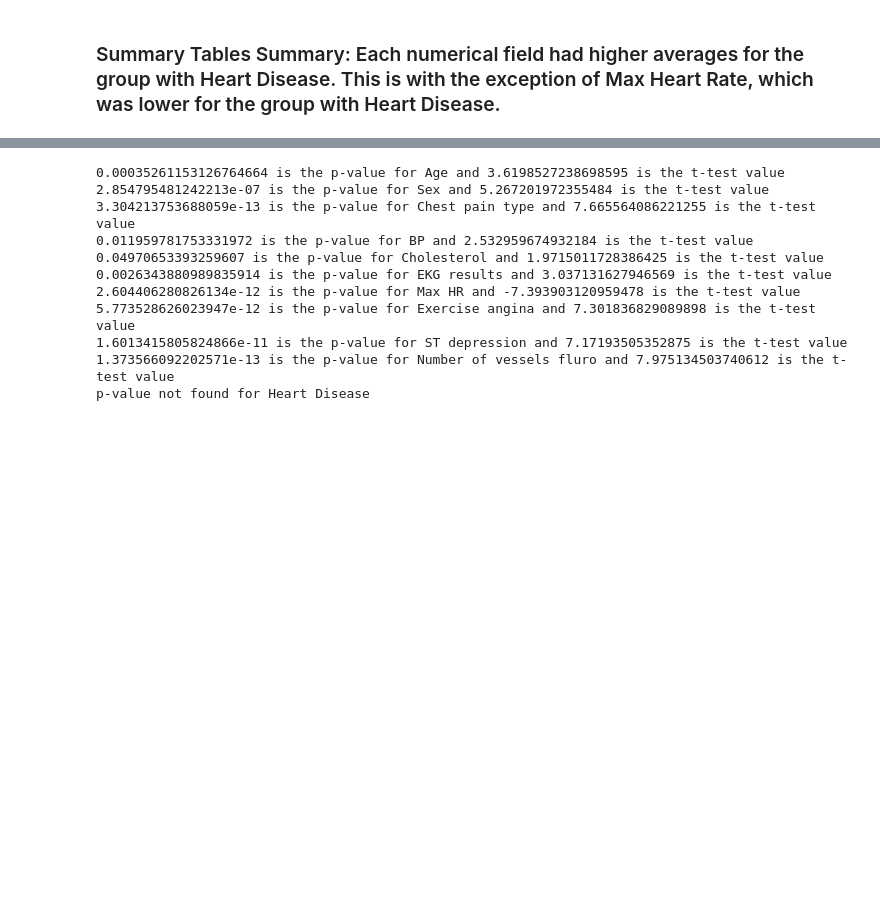
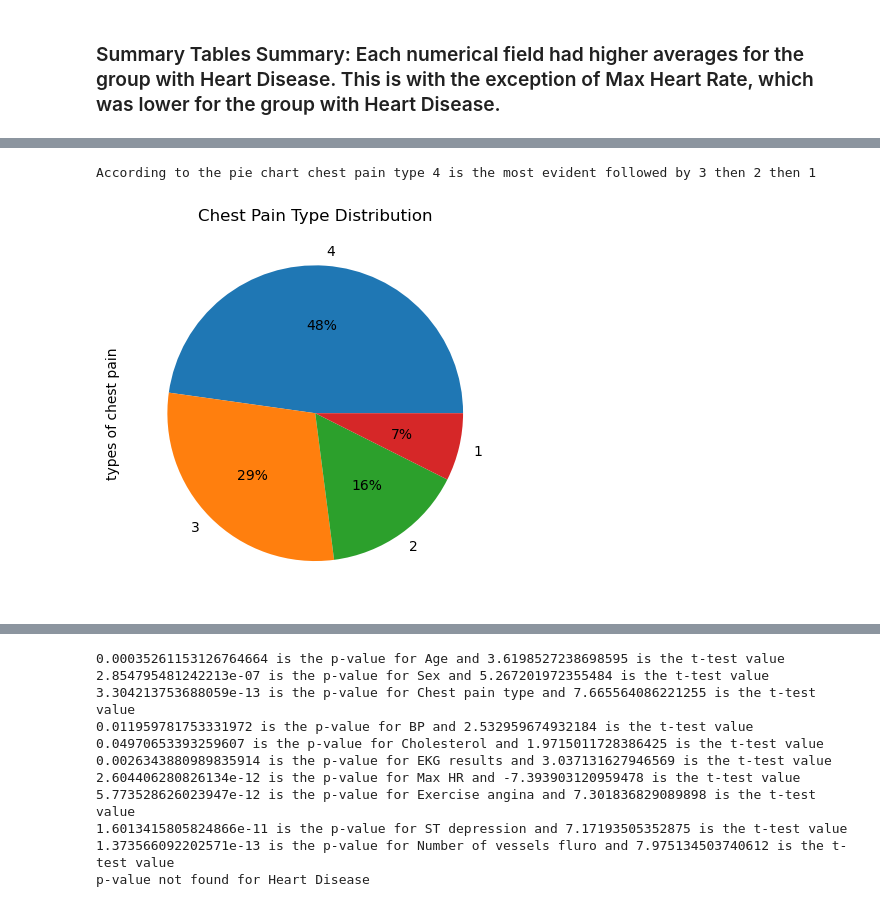
Before and after one commit to EmG3214/Project-1-Challenge, a Jupyter notebook: maincode.ipynb, the cells around one changed output, grey strips where cells are left out. Drawn from its saved outputs; the diff is of its cells as text; code cells hidden in the pictures; blank space fills up the shorter version.

```diff
--- a/maincode.ipynb
+++ b/maincode.ipynb
@@ -173,0 +191,13 @@ sem            0.065389  0.117036
+# %%
+#chest pain distribution pie
+chest_pain_distribution = heart_data["Chest pain type"].value_counts()
+chest_pain = ["1","2","3","4"]
+chest_pain_distribution.plot(kind = "pie",ylabel="types of chest pain", autopct = "%1.0f%%")
+#display plot
+plt.title("Chest Pain Type Distribution")
+print("According to the pie chart chest pain type 4 is the most evident followed by 3 then 2 then 1")
+plt.show
+plt.savefig("Output/chestpainpiechart.png")
+# %% [output]
+According to the pie chart chest pain type 4 is the most evident followed by 3 then 2 then 1
+[figure, added]
```
Also changed, not shown: parts of 11 cells of this notebook, 10 other files.
